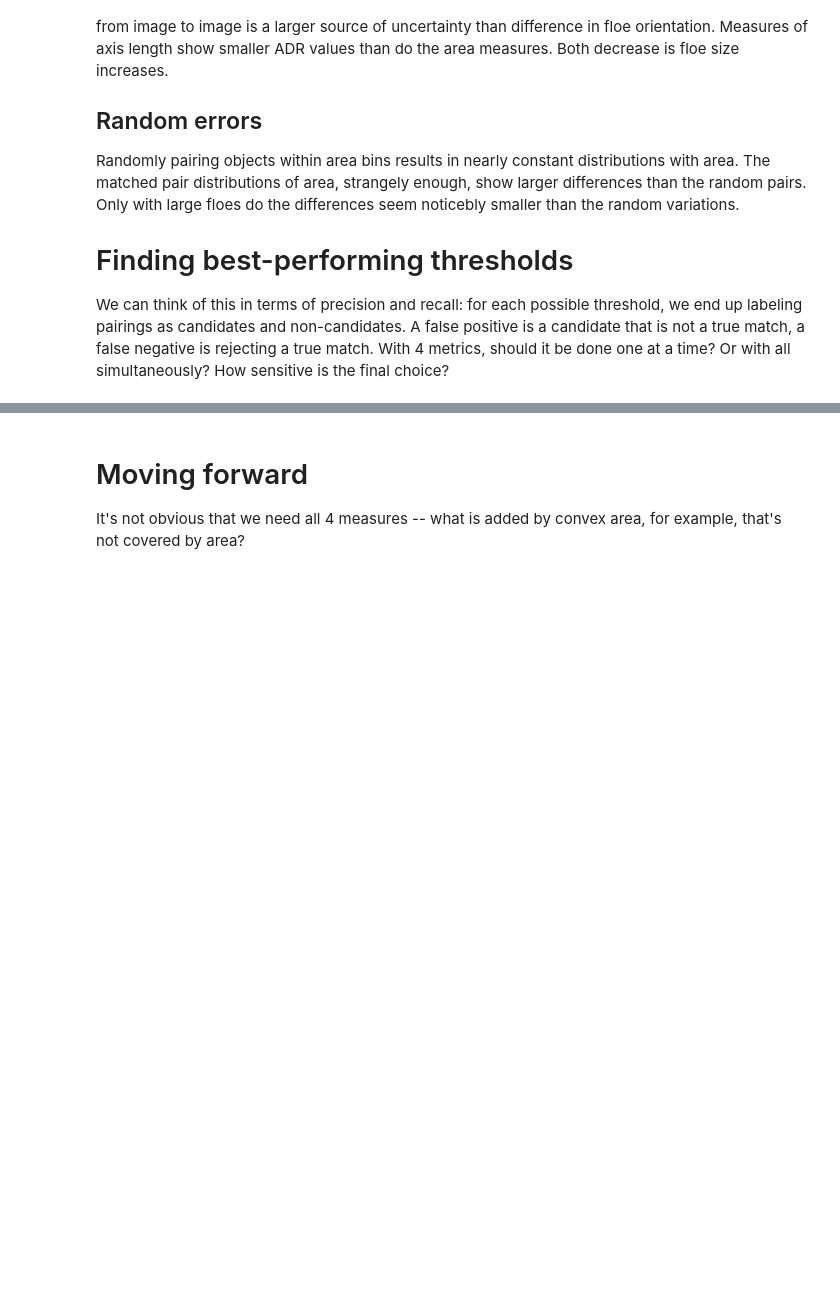
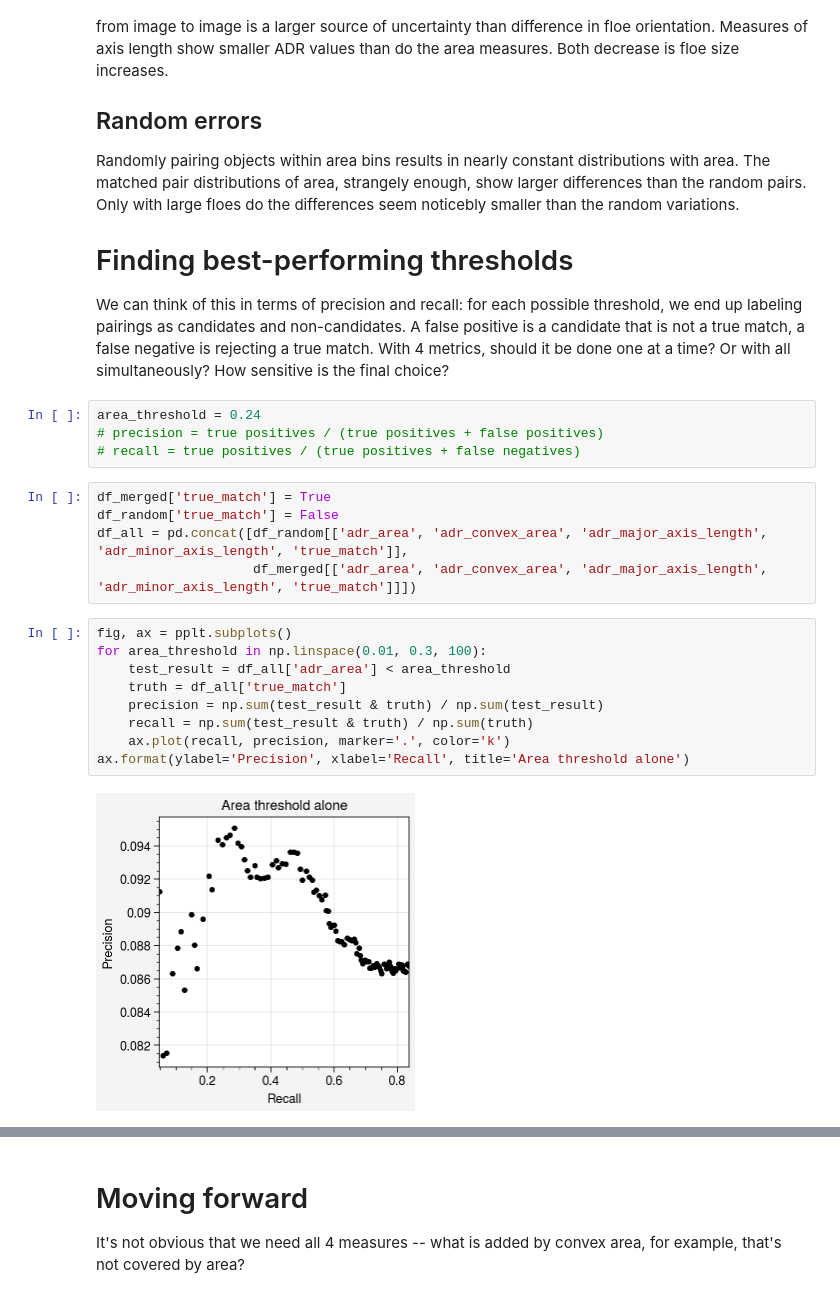
Before and after one commit to danielmwatkins/calval_tgrs, a Jupyter notebook: notebooks/ADR experiments and visualizations.ipynb, the cells around one changed output, grey strips where cells are left out. Drawn from its saved outputs; the diff is of its cells as text; blank space fills up the shorter version.

Commit message:
beginning precision recall work

```diff
--- a/notebooks/ADR experiments and visualizations.ipynb
+++ b/notebooks/ADR experiments and visualizations.ipynb
@@ -368,3 +368,23 @@ Randomly pairing objects within area bins results in nearly constant distributio
 
 # Finding best-performing thresholds
 We can think of this in terms of precision and recall: for each possible threshold, we end up labeling pairings as candidates and non-candidates. A false positive is a candidate that is not a true match, a false negative is rejecting a true match. With 4 metrics, should it be done one at a time? Or with all simultaneously? How sensitive is the final choice?
+# %%
+area_threshold = 0.24
+# precision = true positives / (true positives + false positives)
+# recall = true positives / (true positives + false negatives)
+# %%
+df_merged['true_match'] = True
+df_random['true_match'] = False
+df_all = pd.concat([df_random[['adr_area', 'adr_convex_area', 'adr_major_axis_length', 'adr_minor_axis_length', 'true_match']],
+                    df_merged[['adr_area', 'adr_convex_area', 'adr_major_axis_length', 'adr_minor_axis_length', 'true_match']]])
+# %%
+fig, ax = pplt.subplots()
+for area_threshold in np.linspace(0.01, 0.3, 100):
+    test_result = df_all['adr_area'] < area_threshold
+    truth = df_all['true_match']
+    precision = np.sum(test_result & truth) / np.sum(test_result)
+    recall = np.sum(test_result & truth) / np.sum(truth)
+    ax.plot(recall, precision, marker='.', color='k')
+ax.format(ylabel='Precision', xlabel='Recall', title='Area threshold alone')
+# %% [output]
+[figure, added]
```
Also changed, not shown: parts of 1 cell of this notebook.
